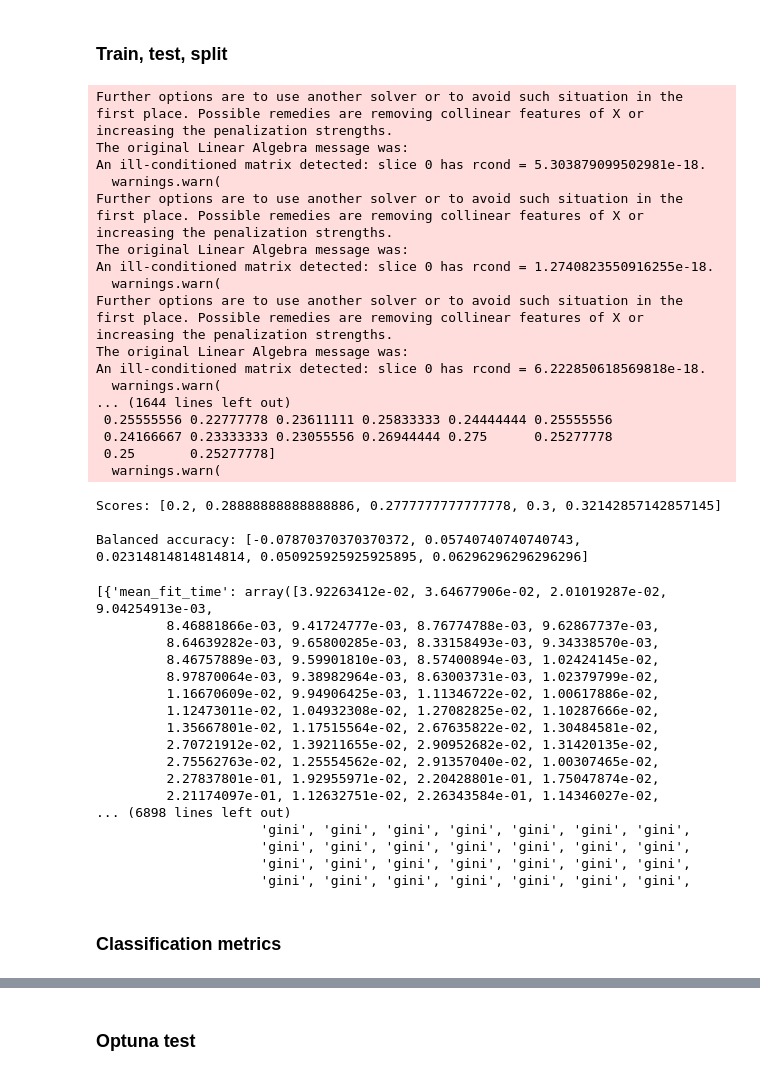
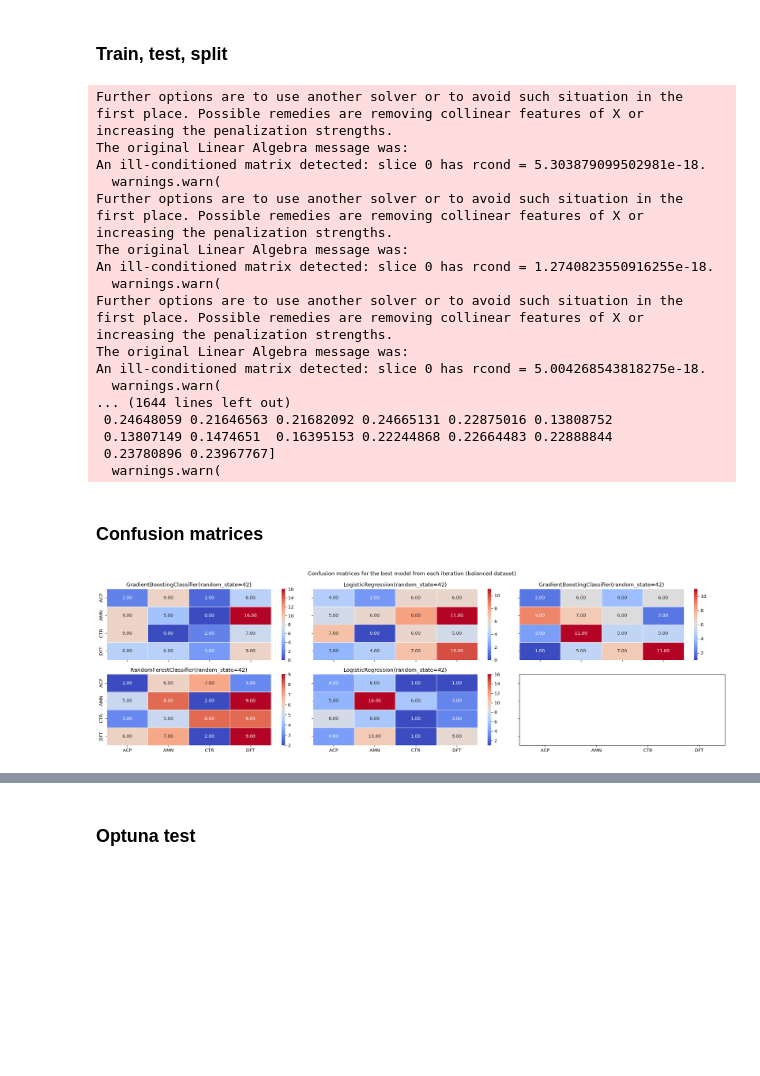
Before and after one commit to arthbreaker/2026_M1_internship, a Jupyter notebook: modeling.ipynb, the cells around one changed output, grey strips where cells are left out. Drawn from its saved outputs; the diff is of its cells as text; code cells hidden in the pictures; blank space fills up the shorter version.

```diff
--- a/modeling.ipynb
+++ b/modeling.ipynb
@@ -274,22 +254,19 @@ param_grid = [
 ]
 
 ## Store variables
-accuracy = []
-f1_score = []
-params = []
-id_prop_train = []
-id_prop_test = []
-balanced_accuracy = []
-confusion_matrices = []
-
 results = {
     'accuracy': [],
+    'proba': [],
     'f1_score': [],
     'balanced_accuracy': [],
     'best_params': [],
+    'best_model': [],
     'train_cond_distribution': [],
     'test_cond_distribution': [],
-    'confusion_matrices': []
+    'confusion_matrices': [],
+    'train_idx_folds': [],
+    'X_train_folds': [],
+    'y_train_folds': []
 }
 
 ## Optimise model using GridSearchCV
@@ -304,19 +281,25 @@ for train_idx, test_idx in outer_cv.split(X, y, groups=id):
     gridsearch = GridSearchCV(estimator=pipeline, param_grid=param_grid, scoring='f1_macro', cv=inner_cv, n_jobs=-1)
     gridsearch.fit(X_train, y_train, groups=id_train)
 
-    y_pred = best_model.predict(X_test)
-
     best_params = gridsearch.best_params_
     best_model = gridsearch.best_estimator_
+
+    y_pred = best_model.predict(X_test)
+    proba = best_model.predict_proba(X_test)
 
     score = best_model.score(X_test, y_test)
     f1_macro = f1_score(y_test, y_pred, average='macro')
 
     results['accuracy'].append(score)
+    results['proba'].append(proba)
     results['f1_score'].append(f1_macro)
     results['balanced_accuracy'].append(balanced_accuracy_score(y_test, y_pred, adjusted=True))
 
     results['best_params'].append(best_params)
+    results['best_model'].append(best_model)
+    results['train_idx_folds'].append(train_idx)
+    results['X_train_folds'].append(X_train)
+    results['y_train_folds'].append(y_train)
 
     results['train_cond_distribution'].append(y_train.value_counts()/6)
     results['test_cond_distribution'].append(y_test.value_counts()/6)
@@ -334,42 +317,28 @@ An ill-conditioned matrix detected: slice 0 has rcond = 1.2740823550916255e-18.
   warnings.warn(
 Further options are to use another solver or to avoid such situation in the first place. Possible remedies are removing collinear features of X or increasing the penalization strengths.
 The original Linear Algebra message was:
-An ill-conditioned matrix detected: slice 0 has rcond = 6.222850618569818e-18.
+An ill-conditioned matrix detected: slice 0 has rcond = 5.004268543818275e-18.
   warnings.warn(
 ... (1644 lines left out)
- 0.25555556 0.22777778 0.23611111 0.25833333 0.24444444 0.25555556
- 0.24166667 0.23333333 0.23055556 0.26944444 0.275      0.25277778
- 0.25       0.25277778]
+ 0.24648059 0.21646563 0.21682092 0.24665131 0.22875016 0.13808752
+ 0.13807149 0.1474651  0.16395153 0.22244868 0.22664483 0.22888844
+ 0.23780896 0.23967767]
   warnings.warn(
+# %% [markdown]
+### Confusion matrices
 # %%
-print(f'Scores: {scores}\n')
-print(f'Balanced accuracy: {balanced_accuracy}')
+fig, ax = plt.subplots(2, 3, figsize=(20, 6), sharex=True, sharey=True)
+ax=ax.flatten()
+labels = ['ACP', 'AMN', 'CTR', 'DFT']
 
-# print(id_prop_train)
-# print(id_prop_test)
+for i, cm in enumerate(results['confusion_matrices']):
+    cm = pd.DataFrame(cm, index = labels, columns=labels)
+    sns.heatmap(cm, annot=True, cmap="coolwarm", fmt=".2f", linewidths=0.5, ax=ax[i])
+    ax[i].set_title(str(results['best_params'][i]['clf']))
 
-# print('Params:')
-results
+
+fig.suptitle('Confusion matrices for the best model from each iteration (balanced dataset)')
+plt.savefig('figures/cm_balanced', dpi=150)
+plt.tight_layout()
 # %% [output]
-Scores: [0.2, 0.28888888888888886, 0.2777777777777778, 0.3, 0.32142857142857145]
-
-Balanced accuracy: [-0.07870370370370372, 0.05740740740740743, 0.02314814814814814, 0.050925925925925895, 0.06296296296296296]
-[{'mean_fit_time': array([3.92263412e-02, 3.64677906e-02, 2.01019287e-02, 9.04254913e-03,
-         8.46881866e-03, 9.41724777e-03, 8.76774788e-03, 9.62867737e-03,
-         8.64639282e-03, 9.65800285e-03, 8.33158493e-03, 9.34338570e-03,
-         8.46757889e-03, 9.59901810e-03, 8.57400894e-03, 1.02424145e-02,
-         8.97870064e-03, 9.38982964e-03, 8.63003731e-03, 1.02379799e-02,
-         1.16670609e-02, 9.94906425e-03, 1.11346722e-02, 1.00617886e-02,
-         1.12473011e-02, 1.04932308e-02, 1.27082825e-02, 1.10287666e-02,
-         1.35667801e-02, 1.17515564e-02, 2.67635822e-02, 1.30484581e-02,
-         2.70721912e-02, 1.39211655e-02, 2.90952682e-02, 1.31420135e-02,
-         2.75562763e-02, 1.25554562e-02, 2.91357040e-02, 1.00307465e-02,
-         2.27837801e-01, 1.92955971e-02, 2.20428801e-01, 1.75047874e-02,
-         2.21174097e-01, 1.12632751e-02, 2.26343584e-01, 1.14346027e-02,
-... (6898 lines left out)
-                     'gini', 'gini', 'gini', 'gini', 'gini', 'gini', 'gini',
-                     'gini', 'gini', 'gini', 'gini', 'gini', 'gini', 'gini',
-                     'gini', 'gini', 'gini', 'gini', 'gini', 'gini', 'gini',
-                     'gini', 'gini', 'gini', 'gini', 'gini', 'gini', 'gini',
+[figure, added]
-# %% [markdown]
-### Classification metrics
```
Also changed, not shown: parts of 14 cells of this notebook, 13 other files.
